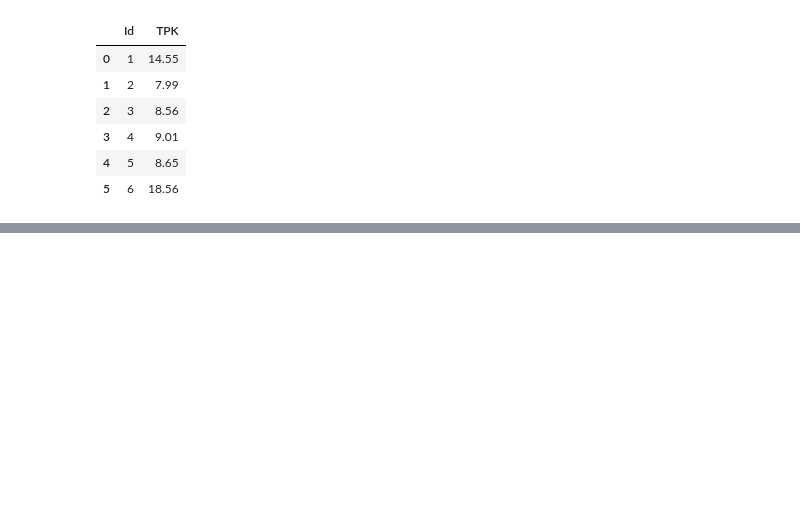
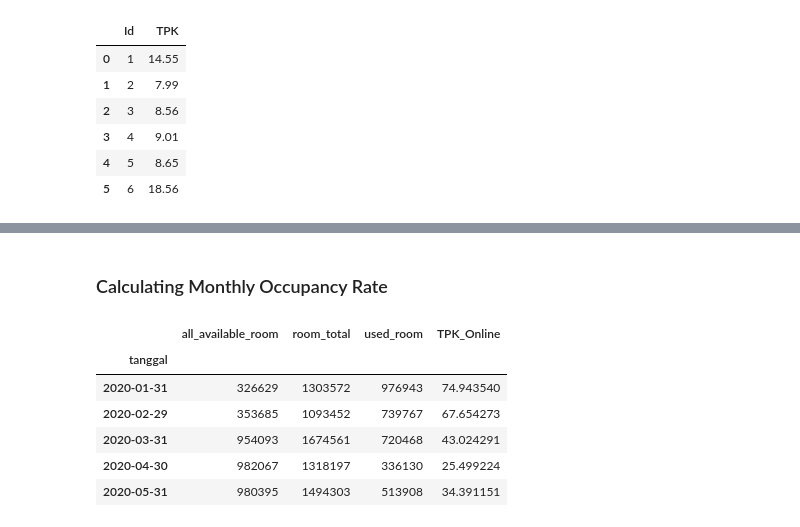
Before and after one commit to blankon123/random-analytics, a Jupyter notebook: Scikit_101.ipynb, the cells around one changed output, grey strips where cells are left out. Cells and saved outputs as stored; diff of their text form; code cells hidden in the pictures; blank space fills up the shorter version.

```diff
--- a/Scikit_101.ipynb
+++ b/Scikit_101.ipynb
@@ -146,0 +155,3 @@ submission
+# %%
+train_online['used_room'] = train_online.room_total-train_online.all_available_room
+test_online['used_room']  = test_online.room_total - test_online.all_available_room
@@ -146,0 +162,3 @@ submission
+# %%
+train_online['tanggal'] =  pd.to_datetime(train_online['tanggal'])
+test_online['tanggal']  =  pd.to_datetime(test_online['tanggal'])
@@ -146,0 +196,2 @@ submission
+# %% [markdown]
+### Calculating Monthly Occupancy Rate
@@ -146,0 +201,10 @@ submission
+# %%
+train_online_agg.head()
+# %% [output]
+|  | all_available_room | room_total | used_room | TPK_Online |
+| tanggal |  |  |  |  |
+| 2020-01-31 | 326629 | 1303572 | 976943 | 74.943540 |
+| 2020-02-29 | 353685 | 1093452 | 739767 | 67.654273 |
+| 2020-03-31 | 954093 | 1674561 | 720468 | 43.024291 |
+| 2020-04-30 | 982067 | 1318197 | 336130 | 25.499224 |
+| 2020-05-31 | 980395 | 1494303 | 513908 | 34.391151 |
```
Also changed, not shown: parts of 34 cells of this notebook.
